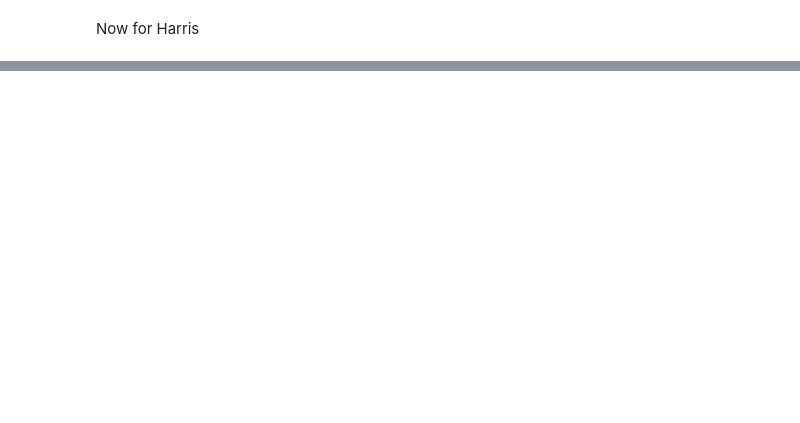
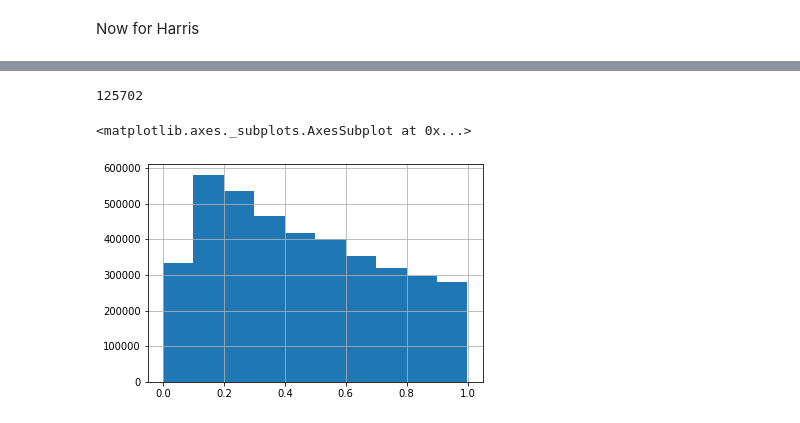
Before and after one commit to benlevyx/twitter-polling, a Jupyter notebook: notebooks/topic_model.ipynb, the cells around one changed output, grey strips where cells are left out. Saved outputs shown, nothing was run; the diff lists cells and outputs as text; code cells hidden in the pictures; blank space fills up the shorter version.

```diff
--- a/notebooks/topic_model.ipynb
+++ b/notebooks/topic_model.ipynb
@@ -151,0 +158,9 @@ pyLDAvis.gensim.prepare(model_harris, corpus_)
+# %%
+np.sum(np.logical_and(corpus['SANDERS'], corpus['BIDEN']))
+# %% [output]
+125702
+# %%
+corpus['Sentiment'].hist()
+# %% [output]
+<matplotlib.axes._subplots.AxesSubplot at 0x...>
+[figure, added]
```
Also changed, not shown: parts of 16 cells of this notebook, 2 other files.
